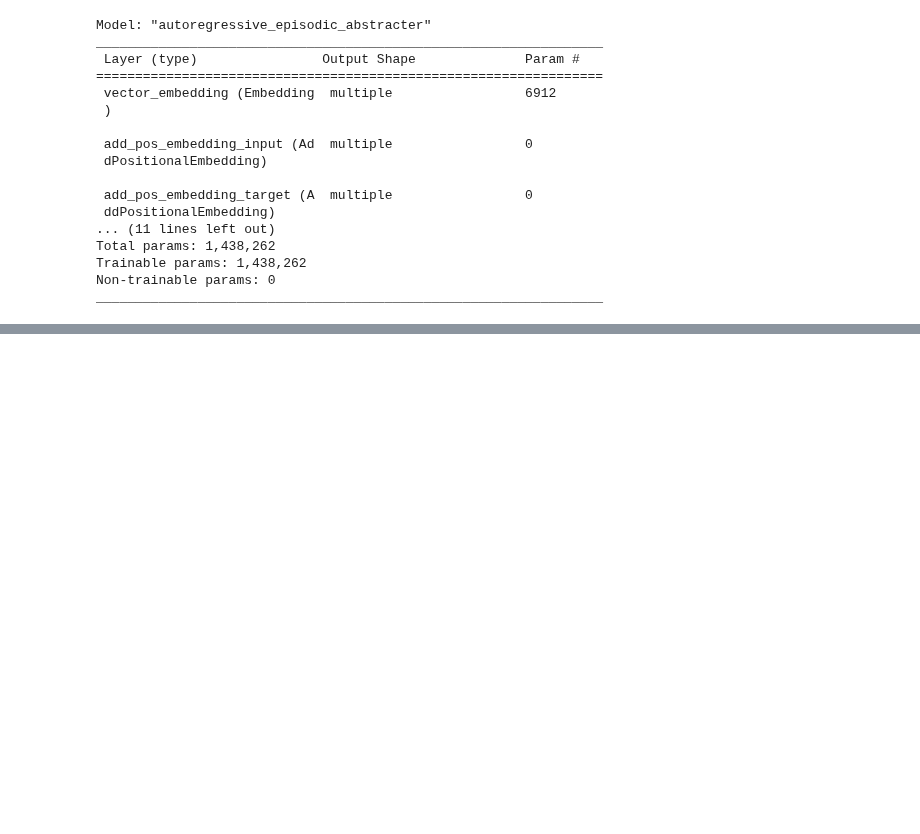
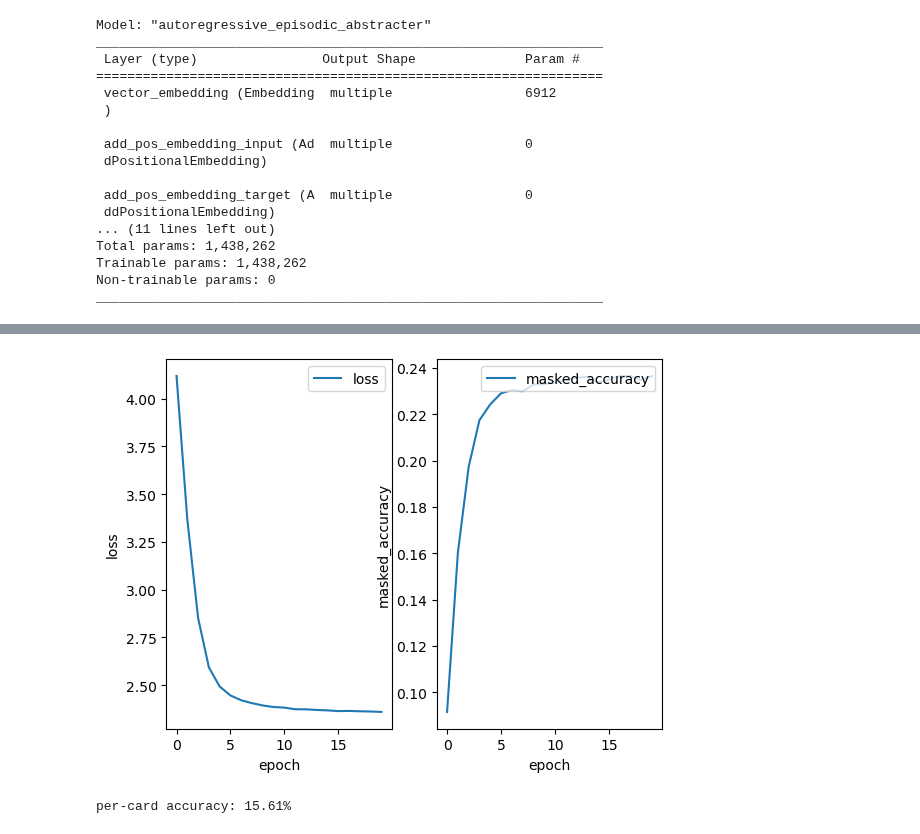
Before and after one commit to jdlafferty/relational, a Jupyter notebook: autoregressive_abstracter_card_sorting.ipynb, the cells around one changed output, grey strips where cells are left out. Saved outputs shown, nothing was run; the diff lists cells and outputs as text; code cells hidden in the pictures; blank space fills up the shorter version.

```diff
--- a/autoregressive_abstracter_card_sorting.ipynb
+++ b/autoregressive_abstracter_card_sorting.ipynb
@@ -530,0 +582,12 @@ $$\text{Encoder} \to \text{Abstracter} \to \cdots \to \text{Abstracter} \to \tex
+# %%
+autoregressive_episodic_multiabstracter = AutoregressiveEpisodicMultiAbstracter(num_layers=2, num_heads=2, dff=64,
+    input_vocab_size=54, target_vocab_size=54, embedding_dim=128, n_abstracters=2)
+# %%
+from seq2seq_transformer import masked_loss, masked_accuracy, CustomSchedule
+
+learning_rate = CustomSchedule(d_model=128)
+autoregressive_episodic_multiabstracter.compile(
+    loss=masked_loss, optimizer=tf.keras.optimizers.Adam(learning_rate), metrics=masked_accuracy)
+autoregressive_episodic_multiabstracter((source_train, target_train))
+
+autoregressive_episodic_multiabstracter.summary()
@@ -530,0 +612,5 @@ $$\text{Encoder} \to \text{Abstracter} \to \cdots \to \text{Abstracter} \to \tex
+# %%
+wandb.init(project='Autoregressive Abstracters (Card Sorting)', group='autoregressive relational multi-abstracter')
+history = autoregressive_episodic_multiabstracter.fit((source_train, target_train), labels_train,
+    epochs=20, batch_size=64, verbose=1, callbacks=create_callbacks())
+wandb.finish()
@@ -530,0 +654,8 @@ $$\text{Encoder} \to \text{Abstracter} \to \cdots \to \text{Abstracter} \to \tex
+# %%
+utils.plot_history(history, plot_attrs=['loss', 'masked_accuracy'], val=False);
+# %% [output]
+[figure, added]
+# %%
+evaluate_seq2seq_model(autoregressive_episodic_multiabstracter);
+# %% [output]
+per-card accuracy: 15.61%
```
Also changed, not shown: parts of 25 cells of this notebook.
